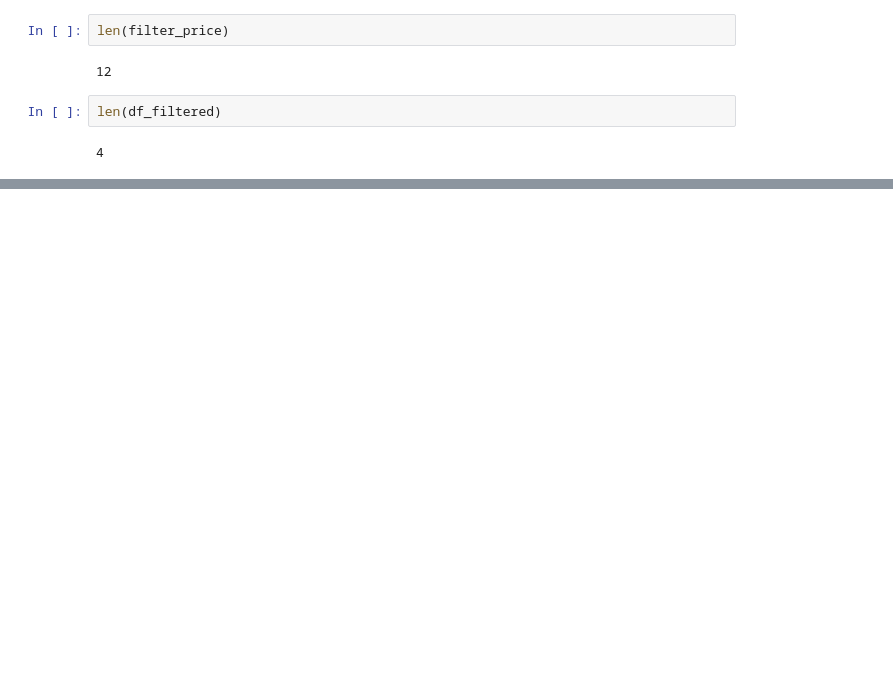
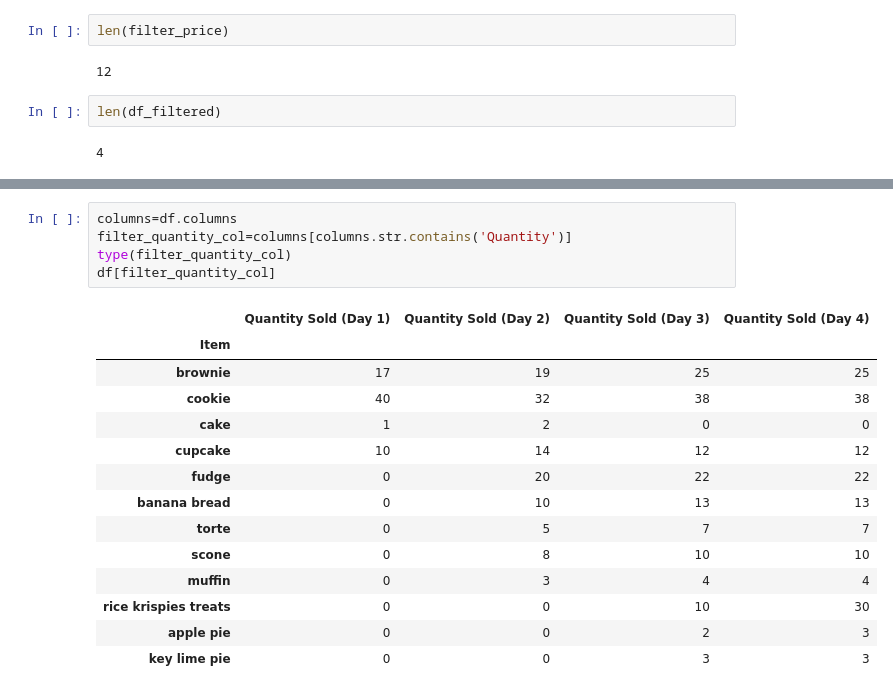
Before and after one commit to SamarBaghdadi/CodingDojo_DS_V23, a Jupyter notebook: Slicing_intro.ipynb, the cells around one changed output, grey strips where cells are left out. Cells and saved outputs as stored; diff of their text form; blank space fills up the shorter version.

```diff
--- a/Slicing_intro.ipynb
+++ b/Slicing_intro.ipynb
@@ -313,0 +350,20 @@ df_students
+# %%
+columns=df.columns
+filter_quantity_col=columns[columns.str.contains('Quantity')]
+type(filter_quantity_col)
+df[filter_quantity_col]
+# %% [output]
+|  | Quantity Sold (Day 1) | Quantity Sold (Day 2) | Quantity Sold (Day 3) | Quantity Sold (Day 4) |
+| Item |  |  |  |  |
+| brownie | 17 | 19 | 25 | 25 |
+| cookie | 40 | 32 | 38 | 38 |
+| cake | 1 | 2 | 0 | 0 |
+| cupcake | 10 | 14 | 12 | 12 |
+| fudge | 0 | 20 | 22 | 22 |
+| banana bread | 0 | 10 | 13 | 13 |
+| torte | 0 | 5 | 7 | 7 |
+| scone | 0 | 8 | 10 | 10 |
+| muffin | 0 | 3 | 4 | 4 |
+| rice krispies treats | 0 | 0 | 10 | 30 |
+| apple pie | 0 | 0 | 2 | 3 |
+| key lime pie | 0 | 0 | 3 | 3 |
```
Also changed, not shown: parts of 14 cells of this notebook.
